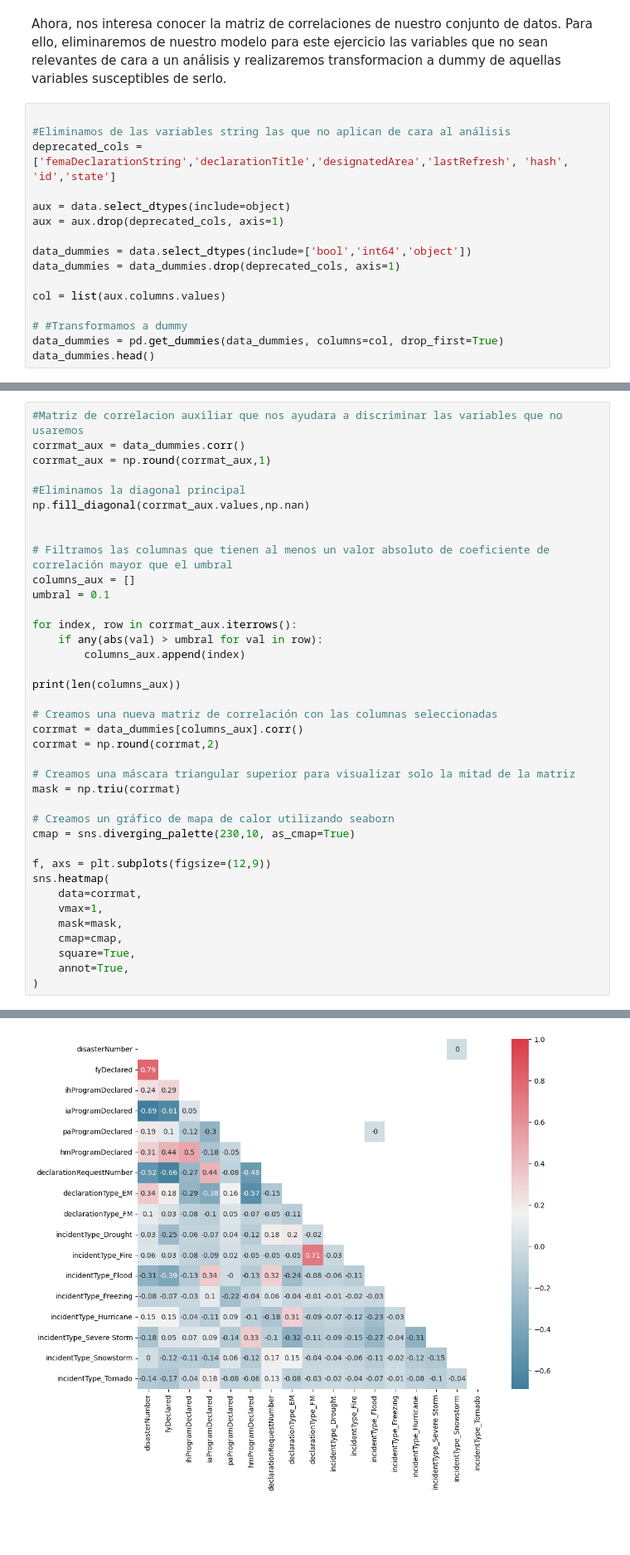
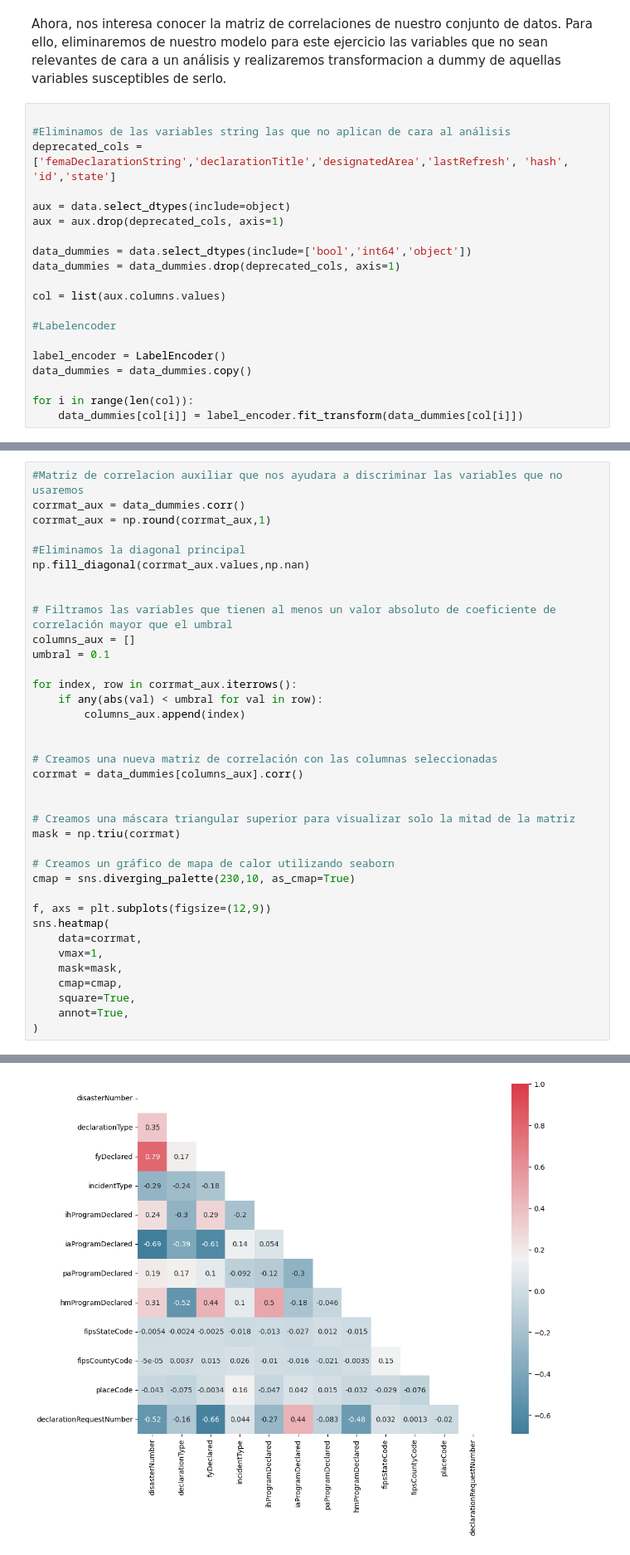
Before and after one commit to rubgarcia97/projects, a Jupyter notebook: API-ML/src/notebooks/eda.ipynb, the cells around one changed output, grey strips where cells are left out. Shown: that part at 83% size. Saved outputs shown, nothing was run; the diff lists cells and outputs as text; blank space fills up the shorter version.

```diff
--- a/API-ML/src/notebooks/eda.ipynb
+++ b/API-ML/src/notebooks/eda.ipynb
@@ -220,6 +219,10 @@ data_dummies = data_dummies.drop(deprecated_cols, axis=1)
 
 col = list(aux.columns.values)
 
-# #Transformamos a dummy
-data_dummies = pd.get_dummies(data_dummies, columns=col, drop_first=True)
-data_dummies.head()
+#Labelencoder
+
+label_encoder = LabelEncoder()
+data_dummies = data_dummies.copy()
+
+for i in range(len(col)):
+    data_dummies[col[i]] = label_encoder.fit_transform(data_dummies[col[i]])
@@ -240,19 +235,18 @@ corrmat_aux = np.round(corrmat_aux,1)
 np.fill_diagonal(corrmat_aux.values,np.nan)
 
 
-# Filtramos las columnas que tienen al menos un valor absoluto de coeficiente de correlación mayor que el umbral
+# Filtramos las variables que tienen al menos un valor absoluto de coeficiente de correlación mayor que el umbral
 columns_aux = []
 umbral = 0.1
 
 for index, row in corrmat_aux.iterrows():
-    if any(abs(val) > umbral for val in row):
+    if any(abs(val) < umbral for val in row):
         columns_aux.append(index)
 
-print(len(columns_aux))
 
 # Creamos una nueva matriz de correlación con las columnas seleccionadas
 corrmat = data_dummies[columns_aux].corr()
-corrmat = np.round(corrmat,2)
+
 
 # Creamos una máscara triangular superior para visualizar solo la mitad de la matriz
 mask = np.triu(corrmat)
@@ -275 +268 @@ sns.heatmap(
-[figure, old version]
+[figure, new version]
```
Also changed, not shown: parts of 5 cells of this notebook, 5 other files.
